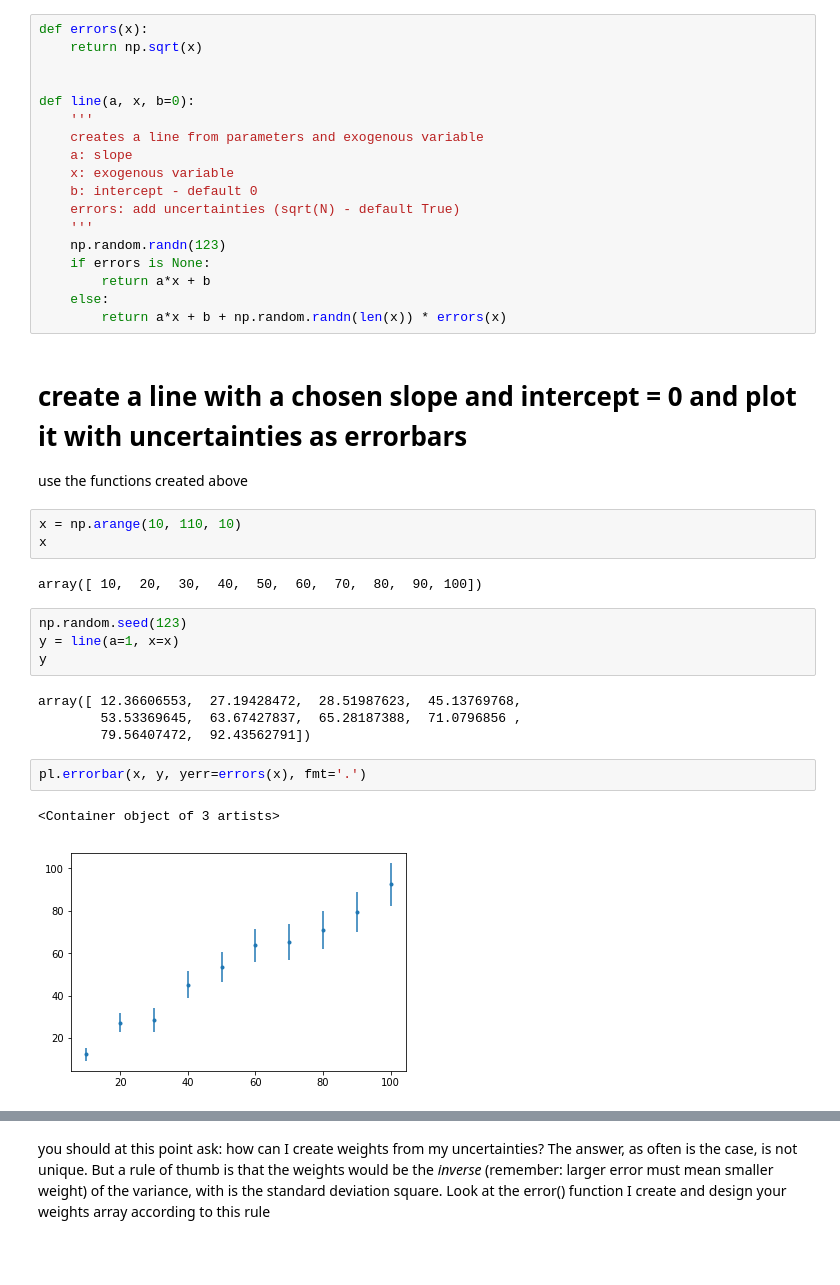
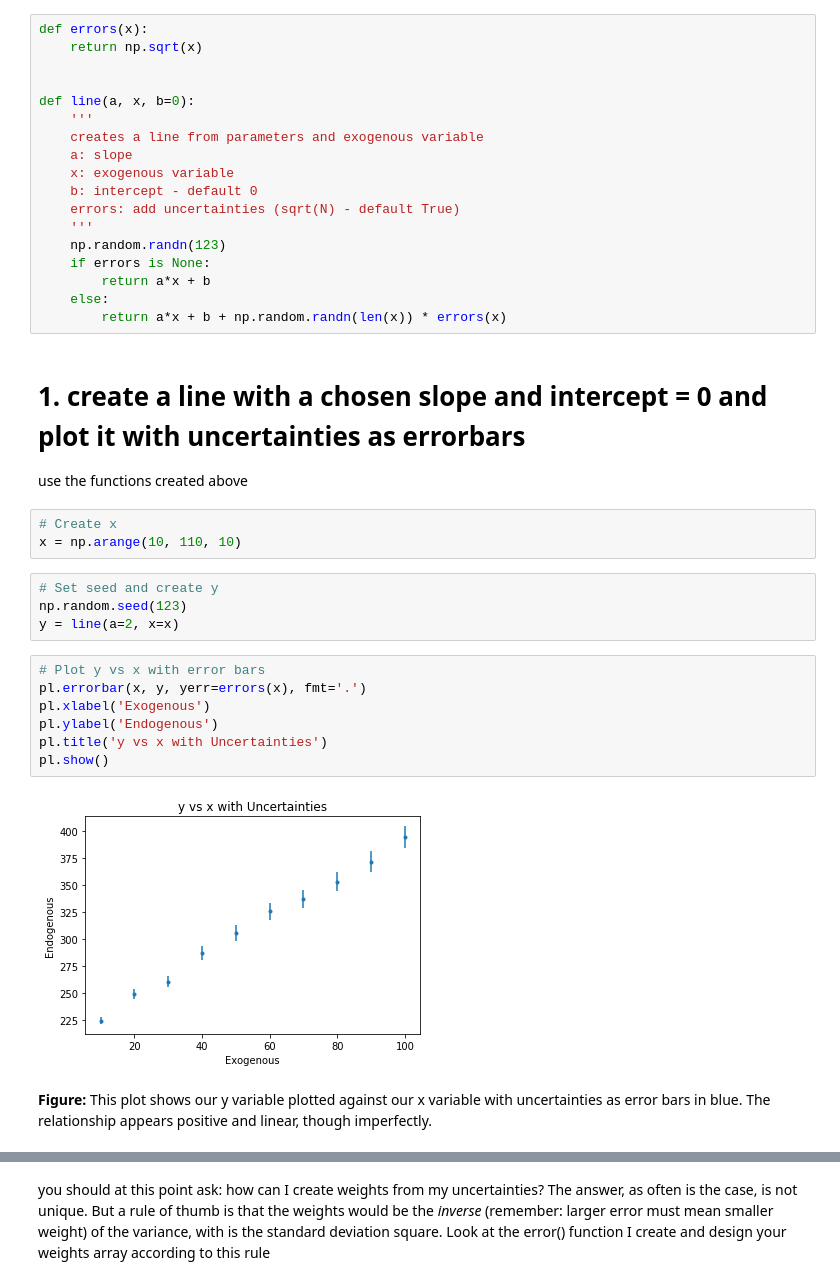
Before and after one commit to AHassler/PUI2018_ah4412, a Jupyter notebook: HW9_ah4412/Assignment2_ah4412.ipynb, the cells around one changed output, grey strips where cells are left out. Saved outputs shown, nothing was run; the diff lists cells and outputs as text; blank space fills up the shorter version.

```diff
--- a/HW9_ah4412/Assignment2_ah4412.ipynb
+++ b/HW9_ah4412/Assignment2_ah4412.ipynb
@@ -38,25 +38,25 @@ def line(a, x, b=0):
     else:
         return a*x + b + np.random.randn(len(x)) * errors(x)
 # %% [markdown]
-# create a line with a chosen slope and intercept = 0 and plot it with uncertainties as errorbars
+# 1. create a line with a chosen slope and intercept = 0 and plot it with uncertainties as errorbars
 
 use the functions created above
 # %%
+# Create x
 x = np.arange(10, 110, 10)
-x
-# %% [output]
-array([ 10,  20,  30,  40,  50,  60,  70,  80,  90, 100])
 # %%
+# Set seed and create y
 np.random.seed(123)
-y = line(a=1, x=x)
-y
+y = line(a=2, x=x)
-# %% [output]
-array([ 12.36606553,  27.19428472,  28.51987623,  45.13769768,
-        53.53369645,  63.67427837,  65.28187388,  71.0796856 ,
-        79.56407472,  92.43562791])
-# %%
-pl.errorbar(x, y, yerr=errors(x), fmt='.')
-# %% [output]
-<Container object of 3 artists>
-[figure, removed]
+# %%
+# Plot y vs x with error bars
+pl.errorbar(x, y, yerr=errors(x), fmt='.')
+pl.xlabel('Exogenous')
+pl.ylabel('Endogenous')
+pl.title('y vs x with Uncertainties')
+pl.show()
+# %% [output]
+[figure, added]
+# %% [markdown]
+**Figure:** This plot shows our y variable plotted against our x variable with uncertainties as error bars in blue. The relationship appears positive and linear, though imperfectly.
 # %% [markdown]
```
Also changed, not shown: parts of 21 cells of this notebook.
